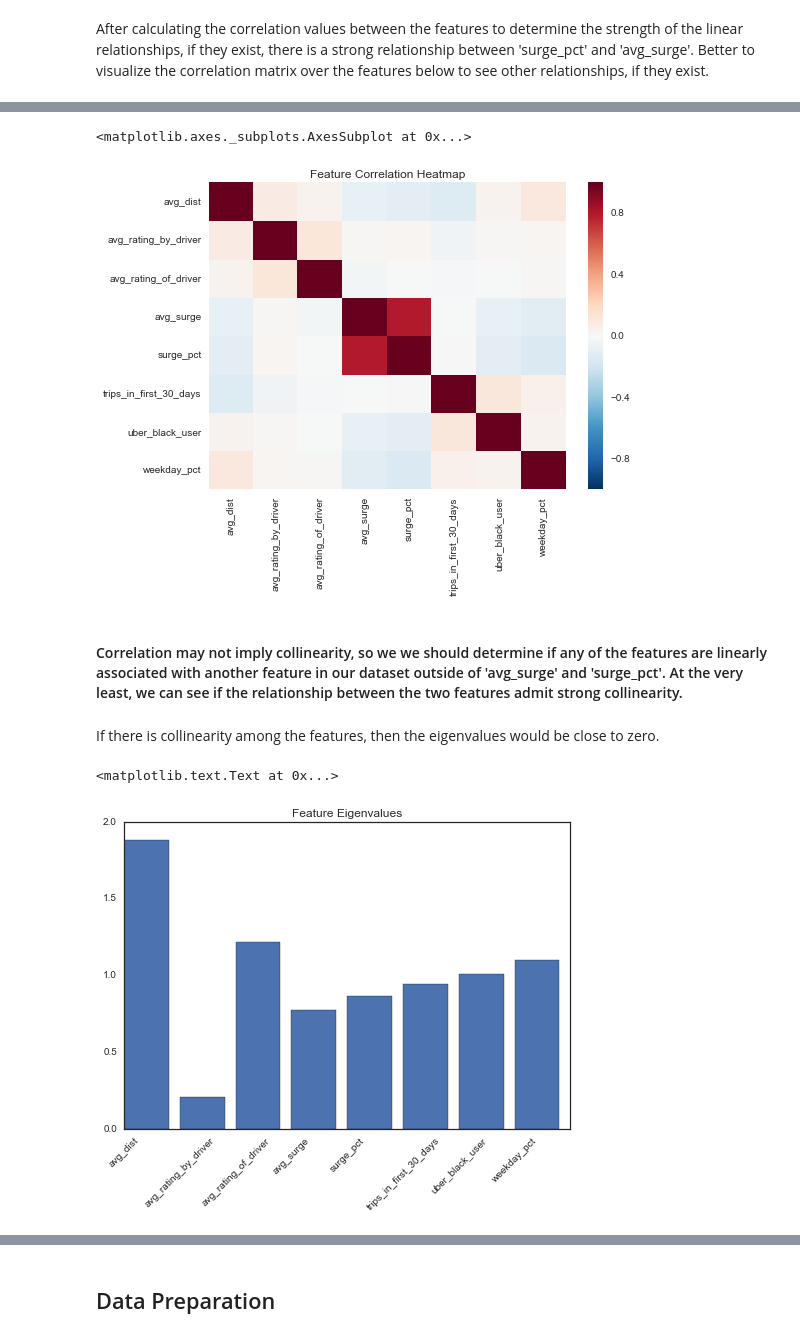
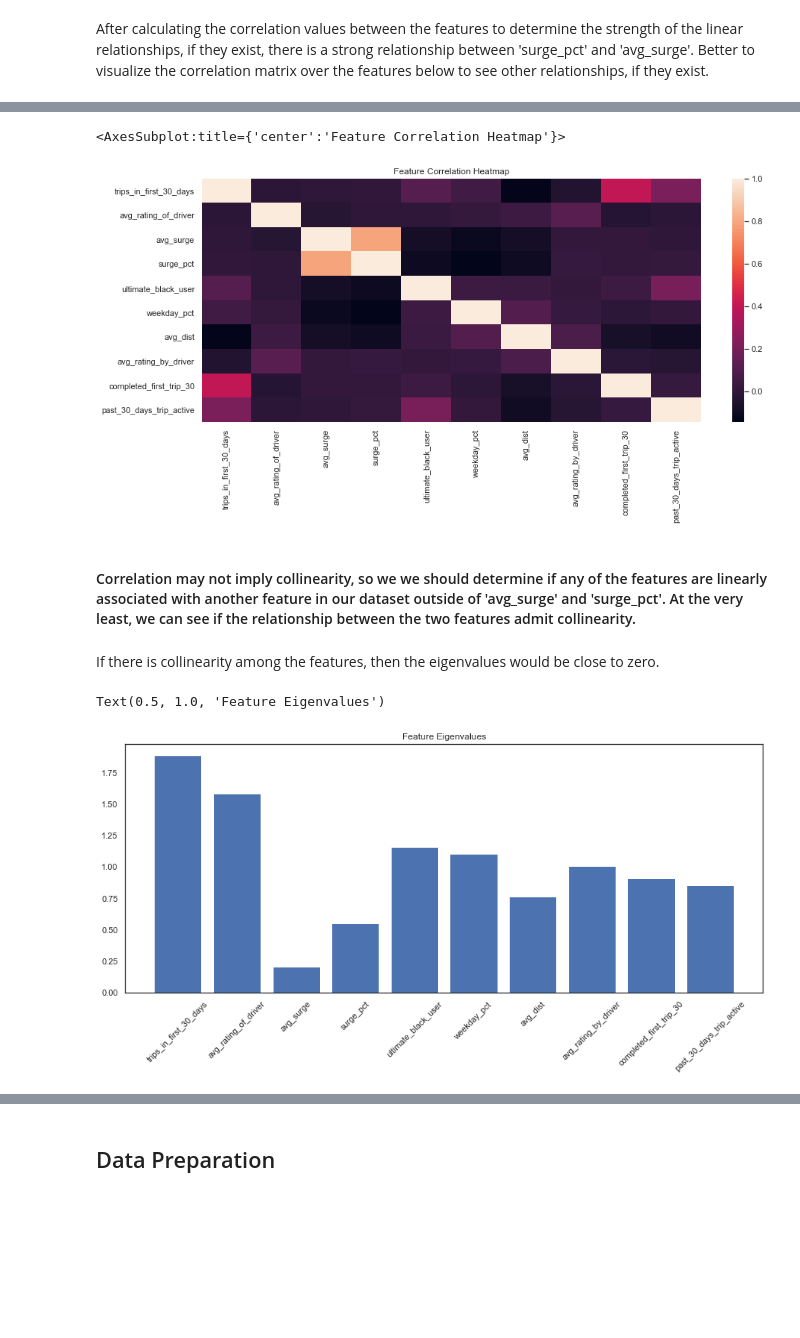
Before and after one commit to safrazRampersaud/predicting_rider_retention, a Jupyter notebook: Predicting_Rider_Retention.ipynb, the cells around one changed output, grey strips where cells are left out. Cells and saved outputs as stored; diff of their text form; code cells hidden in the pictures; blank space fills up the shorter version.

```diff
--- a/Predicting_Rider_Retention.ipynb
+++ b/Predicting_Rider_Retention.ipynb
@@ -38,3 +30,5 @@ driver_df = pd.read_json('uber_data_challenge.json')
+# %%
+driver_df = pd.read_json('ultimate_data_challenge.json')
 # %% [markdown]
 #### Ensure dataframe is populated with json data
 # %%
@@ -128,3 +124 @@ Winterfell's users tend to have the highest percentage of 'trips_in_first_30_day
-# %%
-driver_df = driver_df.drop('completed_first_trip_30',1)
 # %% [markdown]
@@ -163,5 +152,3 @@ Remove column as keeping it in may increase collinearity if already present with
-# %%
-driver_df = driver_df.drop('past_30_days_trip_active',1)
 # %% [markdown]
 ### Checking for missing values
 # %%
@@ -207,7 +209,7 @@ print sum(driver_df['bool_surge_pct'])/len(driver_df['surge_pct'])
 # %% [output]
 0.31182
 # %%
-driver_df = driver_df.drop('bool_surge_pct',1)
+driver_df.drop('bool_surge_pct', axis=1, inplace=True)
 # %%
 stats.probplot(driver_df['avg_dist'], dist="norm", plot=pylab)
 pylab.title('Probability Plot: Average Distance ')
@@ -252,32 +256,33 @@ ax = plt.axes()
 ax.set_title('Feature Correlation Heatmap')
 sns.heatmap(driver_df.corr())
 # %% [output]
-<matplotlib.axes._subplots.AxesSubplot at 0x...>
+<AxesSubplot:title={'center':'Feature Correlation Heatmap'}>
-[figure, old version]
+[figure, new version]
 # %% [markdown]
-#### Correlation may not imply collinearity, so we we should determine if any of the features are linearly associated with another feature in our dataset outside of 'avg_surge' and 'surge_pct'.  At the very least, we can see if the relationship between the two features admit strong collinearity.
+#### Correlation may not imply collinearity, so we we should determine if any of the features are linearly associated with another feature in our dataset outside of 'avg_surge' and 'surge_pct'.  At the very least, we can see if the relationship between the two features admit collinearity.
 # %% [markdown]
 If there is collinearity among the features, then the eigenvalues would be close to zero.
 # %%
 corr_labels = [
-            'avg_dist',
-            'avg_rating_by_driver',
+            'trips_in_first_30_days',
             'avg_rating_of_driver',
             'avg_surge',
             'surge_pct',
-            'trips_in_first_30_days',
-            'uber_black_user',
-            'weekday_pct'
+            'ultimate_black_user',
+            'weekday_pct',
+            'avg_dist',
+            'avg_rating_by_driver',
+            'completed_first_trip_30',
+            'past_30_days_trip_active'
             ]
-
 
 corr = driver_df.corr();
 eigen_values, eigen_vector = np.linalg.eig(corr)
 
 plt.bar(np.arange(len(eigen_values)), eigen_values)
 plt.xticks(range(len(corr_labels)), corr_labels, rotation=45)
 plt.title('Feature Eigenvalues')
 # %% [output]
-<matplotlib.text.Text at 0x...>
+Text(0.5, 1.0, 'Feature Eigenvalues')
-[figure, old version]
+[figure, new version]
 # %% [markdown]
```
Also changed, not shown: parts of 91 cells of this notebook.
